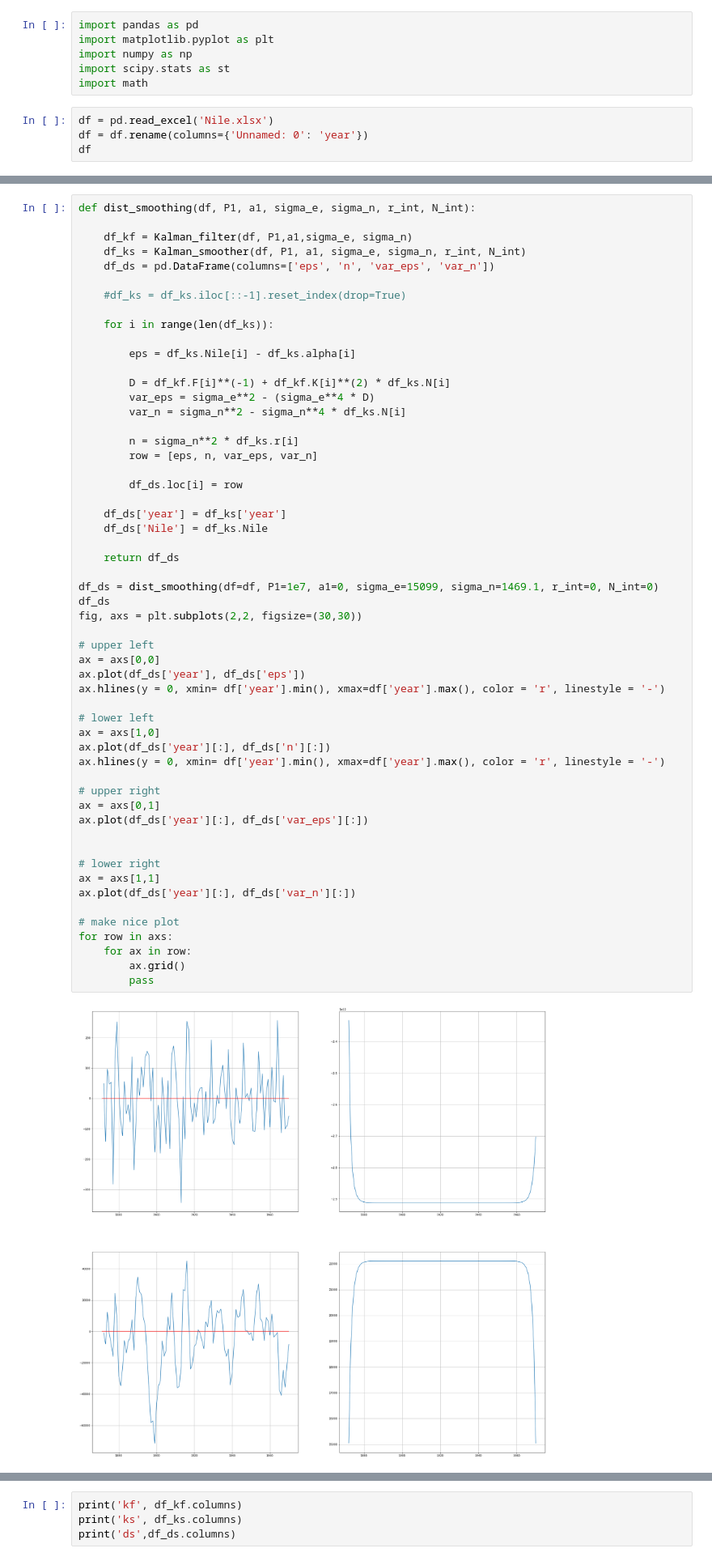
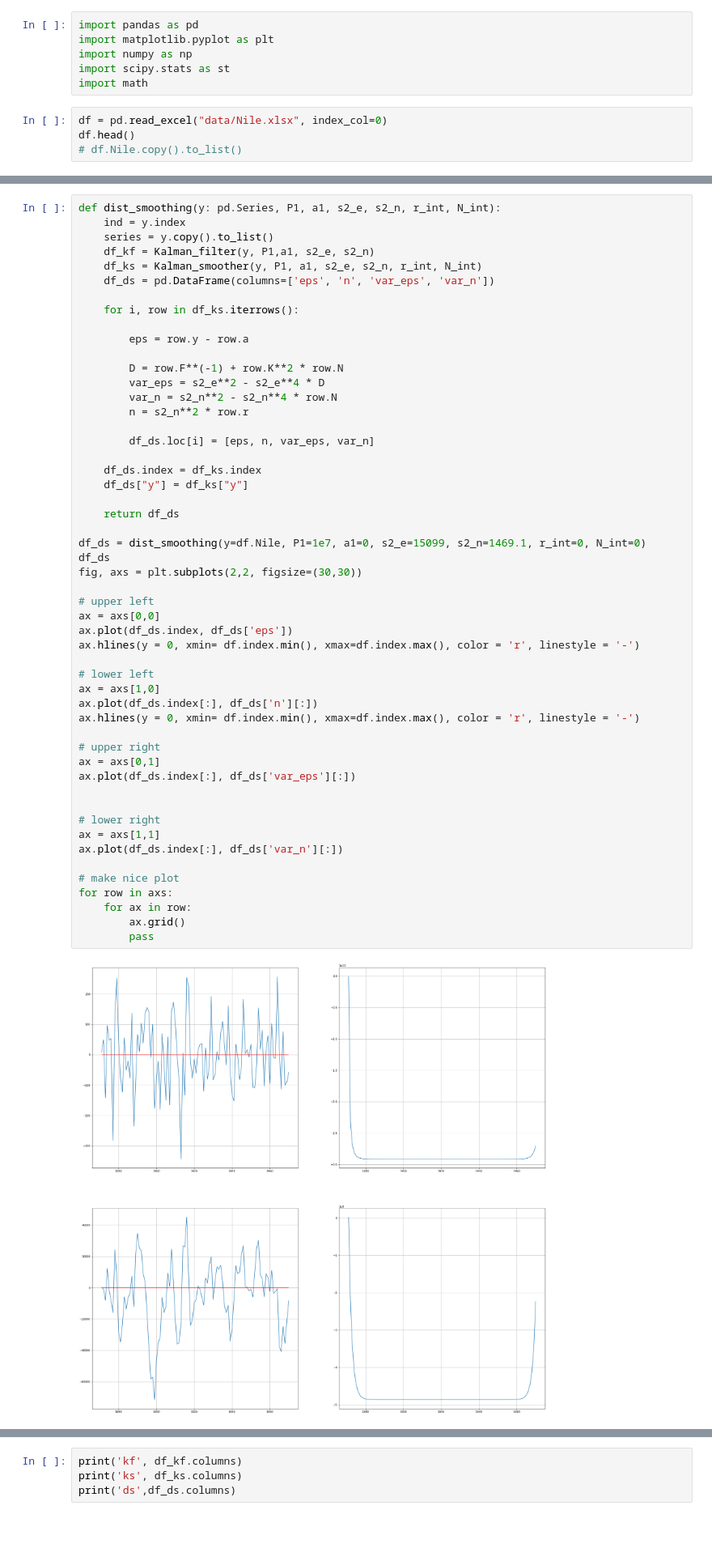
Before and after one commit to siemfenne/timeseriesmodels-vu, a Jupyter notebook: main.ipynb, the cells around one changed output, grey strips where cells are left out. Shown at 81% size. Drawn from its saved outputs; the diff is of its cells as text; blank space fills up the shorter version.

```diff
--- a/main.ipynb
+++ b/main.ipynb
@@ -5,7 +5,7 @@ import numpy as np
 import scipy.stats as st
 import math
 # %%
-df = pd.read_excel('Nile.xlsx')
-df = df.rename(columns={'Unnamed: 0': 'year'})
-df
+df = pd.read_excel("data/Nile.xlsx", index_col=0)
+df.head()
+# df.Nile.copy().to_list()
 # %% [output]
@@ -188,60 +148,57 @@ df_kf
 # %%
-def dist_smoothing(df, P1, a1, sigma_e, sigma_n, r_int, N_int):
-
-    df_kf = Kalman_filter(df, P1,a1,sigma_e, sigma_n)
-    df_ks = Kalman_smoother(df, P1, a1, sigma_e, sigma_n, r_int, N_int)
+def dist_smoothing(y: pd.Series, P1, a1, s2_e, s2_n, r_int, N_int):
+    ind = y.index
+    series = y.copy().to_list()
+    df_kf = Kalman_filter(y, P1,a1, s2_e, s2_n)
+    df_ks = Kalman_smoother(y, P1, a1, s2_e, s2_n, r_int, N_int)
     df_ds = pd.DataFrame(columns=['eps', 'n', 'var_eps', 'var_n'])
 
-    #df_ks = df_ks.iloc[::-1].reset_index(drop=True)
+    for i, row in df_ks.iterrows():
 
-    for i in range(len(df_ks)):
+        eps = row.y - row.a
 
-        eps = df_ks.Nile[i] - df_ks.alpha[i]
+        D = row.F**(-1) + row.K**2 * row.N
+        var_eps = s2_e**2 - s2_e**4 * D
+        var_n = s2_n**2 - s2_n**4 * row.N
+        n = s2_n**2 * row.r
 
-        D = df_kf.F[i]**(-1) + df_kf.K[i]**(2) * df_ks.N[i]
-        var_eps = sigma_e**2 - (sigma_e**4 * D)
-        var_n = sigma_n**2 - sigma_n**4 * df_ks.N[i]
+        df_ds.loc[i] = [eps, n, var_eps, var_n]
 
-        n = sigma_n**2 * df_ks.r[i]
-        row = [eps, n, var_eps, var_n]
-
-        df_ds.loc[i] = row
-
-    df_ds['year'] = df_ks['year']
-    df_ds['Nile'] = df_ks.Nile
+    df_ds.index = df_ks.index
+    df_ds["y"] = df_ks["y"]
 
     return df_ds
 
-df_ds = dist_smoothing(df=df, P1=1e7, a1=0, sigma_e=15099, sigma_n=1469.1, r_int=0, N_int=0)
+df_ds = dist_smoothing(y=df.Nile, P1=1e7, a1=0, s2_e=15099, s2_n=1469.1, r_int=0, N_int=0)
 df_ds
 fig, axs = plt.subplots(2,2, figsize=(30,30))
 
 # upper left
 ax = axs[0,0]
-ax.plot(df_ds['year'], df_ds['eps'])
-ax.hlines(y = 0, xmin= df['year'].min(), xmax=df['year'].max(), color = 'r', linestyle = '-')
+ax.plot(df_ds.index, df_ds['eps'])
+ax.hlines(y = 0, xmin= df.index.min(), xmax=df.index.max(), color = 'r', linestyle = '-')
 
 # lower left
 ax = axs[1,0]
-ax.plot(df_ds['year'][:], df_ds['n'][:])
-ax.hlines(y = 0, xmin= df['year'].min(), xmax=df['year'].max(), color = 'r', linestyle = '-')
+ax.plot(df_ds.index[:], df_ds['n'][:])
+ax.hlines(y = 0, xmin= df.index.min(), xmax=df.index.max(), color = 'r', linestyle = '-')
 
 # upper right
 ax = axs[0,1]
-ax.plot(df_ds['year'][:], df_ds['var_eps'][:])
+ax.plot(df_ds.index[:], df_ds['var_eps'][:])
 
 
 # lower right
 ax = axs[1,1]
-ax.plot(df_ds['year'][:], df_ds['var_n'][:])
+ax.plot(df_ds.index[:], df_ds['var_n'][:])
 
 # make nice plot
 for row in axs:
     for ax in row:
         ax.grid()
         pass
 # %% [output]
-[figure, old version]
+[figure, new version]
 # %%
 def llm_sim(df, P1, a1, sigma_e, sigma_n, r_int, N_int, a1_plus):
 
```
Also changed, not shown: parts of 8 cells of this notebook.
